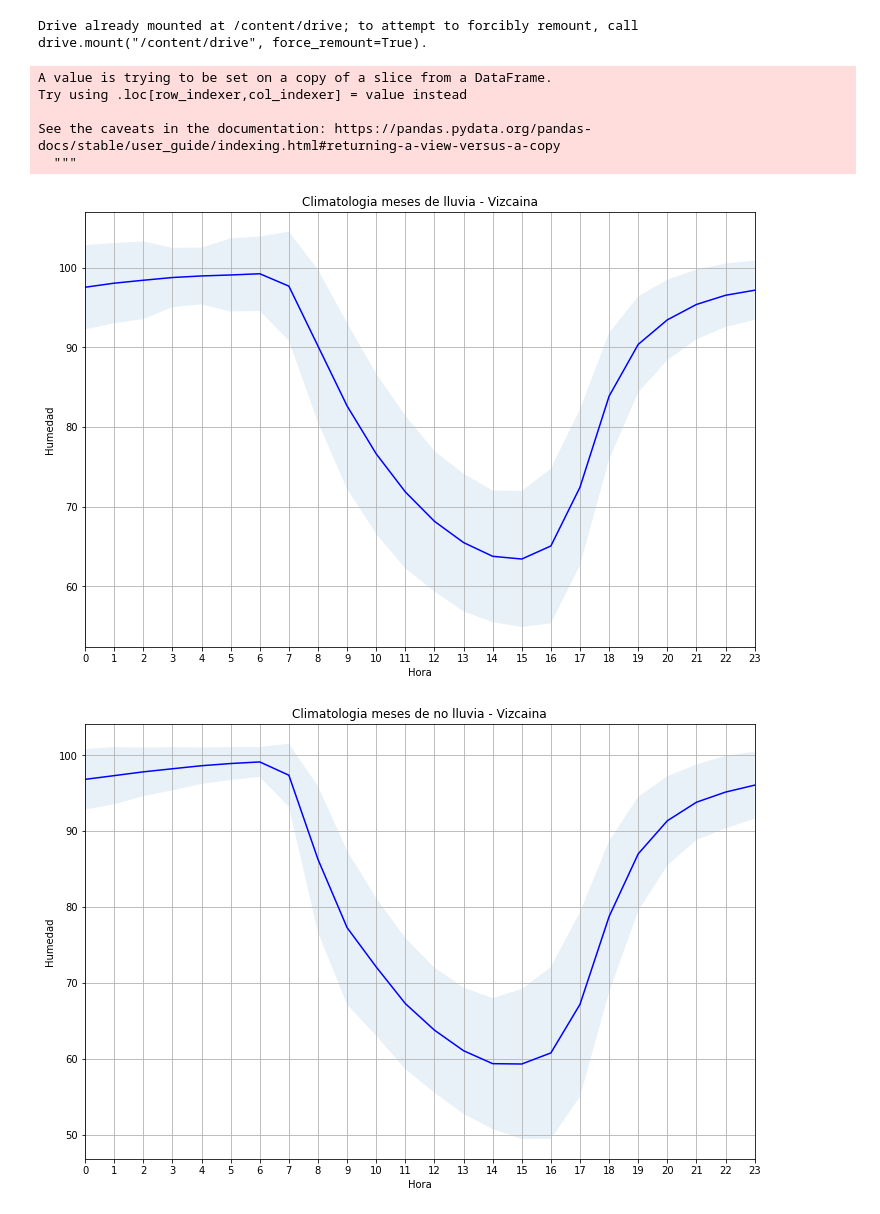
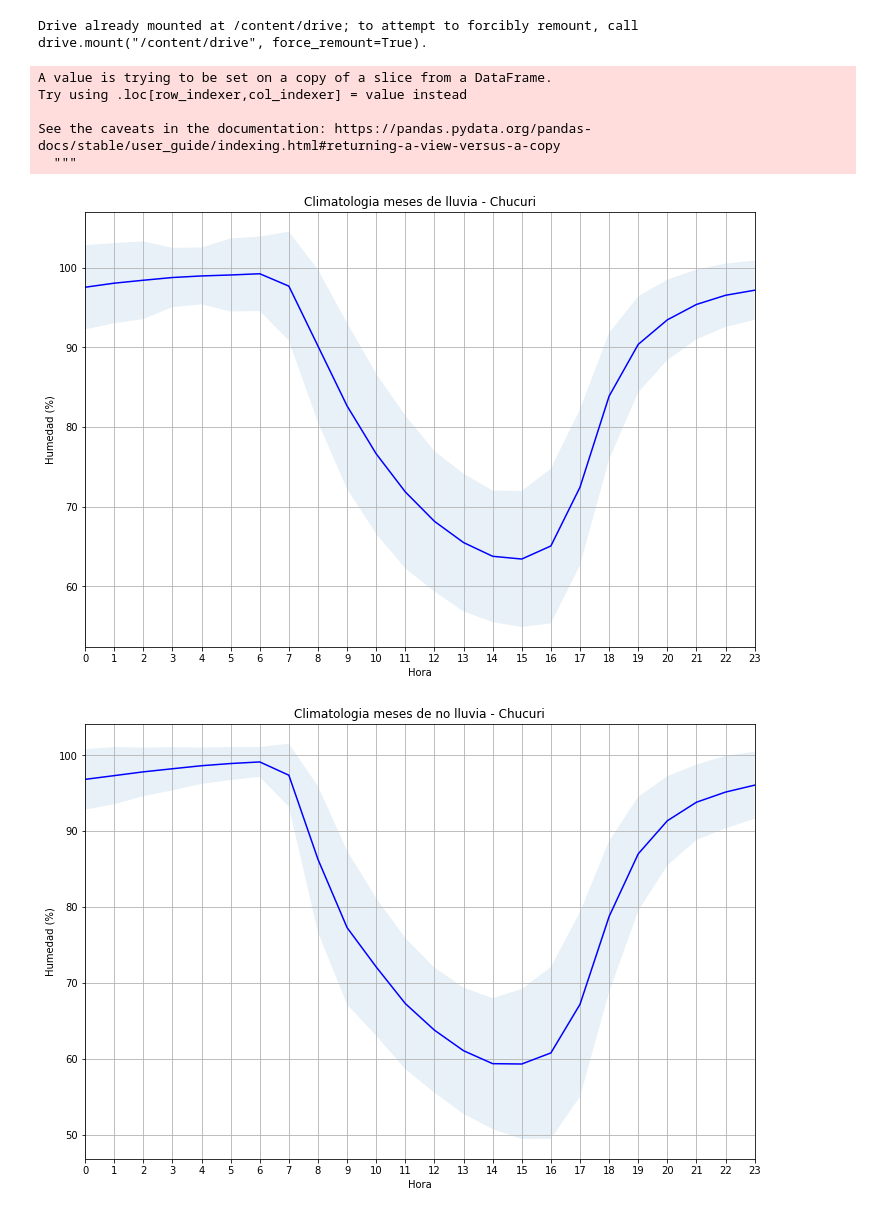
Before and after one commit to chris051091/Seminario-3, a Jupyter notebook: climatologia/src/vizcaina/Climatologia_Humedad_Vizcaina.ipynb, the cells around one changed output. Saved outputs shown, nothing was run; the diff lists cells and outputs as text; code cells hidden in the pictures.

```diff
--- a/climatologia/src/vizcaina/Climatologia_Humedad_Vizcaina.ipynb
+++ b/climatologia/src/vizcaina/Climatologia_Humedad_Vizcaina.ipynb
@@ -15,12 +15,13 @@ PATH_CLIMATOLOGIA = '/climatologia/figures/'
 NOMBRE_ESTACION = 'vizcaina'
 
 PATH_FINAL_DADOS_TRATADOS = PATH_DRIVE + PATH_DADOS + NOMBRE_ESTACION + '/tratados/'
-PATH_FINAL_FIGURAS_CLIMATOLOGIA = PATH_DRIVE + PATH_CLIMATOLOGIA + NOMBRE_ESTACION + '/'
+PATH_FINAL_FIGURAS_CLIMATOLOGIA = PATH_DRIVE + PATH_CLIMATOLOGIA + NOMBRE_ESTACION + '/humedad/'
 
 FILE_DATOS_TRATADOS = NOMBRE_ESTACION.lower() + '_tratados_hum.csv'
 # %%
 VARIABLE = 'HUM'
-NOMBRE_EJE_Y = 'Humedad'
+VARIABLE_STR = 'Humedad'
+NOMBRE_EJE_Y = 'Humedad (%)'
 # %%
 #Read the data
 
@@ -67,31 +68,31 @@ rain = rdf[['HORA', 'mean', 'std']]
 # %%
 #I made a plot in a very automatic way, you need to improve it, I think a plot matrix es better, but you need to check
 def plot_per_hour(df, titulo, name_to_save):
   plt.figure(figsize = (12,8))
 
   df['HORA'] = df['HORA'].astype(int)
 
   plt.xticks(df['HORA'])
   plt.plot(df['mean'], color = 'b')
   plt.fill_between(df['HORA'], df['mean'] + df['std'], df['mean'] - df['std'], alpha=.1, linestyle = '--', linewidth = 0.5)
   plt.grid()
   plt.xlim([0, 23])
   plt.xlabel("Hora")
   plt.ylabel(NOMBRE_EJE_Y)
   plt.title(titulo)
 
   plt.savefig(PATH_FINAL_FIGURAS_CLIMATOLOGIA + f'{name_to_save}', format='png', bbox_inches = 'tight' )
 
 
-plot_per_hour(rain, f'Climatologia meses de lluvia - {NOMBRE_ESTACION.capitalize()}', f'climatologia_{VARIABLE.lower()}_{NOMBRE_ESTACION}_lluvia.png')
-plot_per_hour(nrain, f'Climatologia meses de no lluvia - {NOMBRE_ESTACION.capitalize()}', f'climatologia_{VARIABLE.lower()}_{NOMBRE_ESTACION}_no_lluvia.png')
+plot_per_hour(rain, 'Climatologia meses de lluvia - Chucuri', f'climatologia_{VARIABLE.lower()}_{NOMBRE_ESTACION}_lluvia.png')
+plot_per_hour(nrain, 'Climatologia meses de no lluvia - Chucuri', f'climatologia_{VARIABLE.lower()}_{NOMBRE_ESTACION}_no_lluvia.png')
 
 plot_per_hour(total, f'Climatologia todos los meses - {NOMBRE_ESTACION.capitalize()}', f'climatologia_{VARIABLE.lower()}_{NOMBRE_ESTACION}_todos_meses.png')
 # %% [output]
 A value is trying to be set on a copy of a slice from a DataFrame.
 Try using .loc[row_indexer,col_indexer] = value instead
 
 See the caveats in the documentation: https://pandas.pydata.org/pandas-docs/stable/user_guide/indexing.html#returning-a-view-versus-a-copy
   """
-[figure, old version]
+[figure, new version]
-[figure, old version]
+[figure, new version]
```
Also changed, not shown: parts of 3 cells of this notebook.
